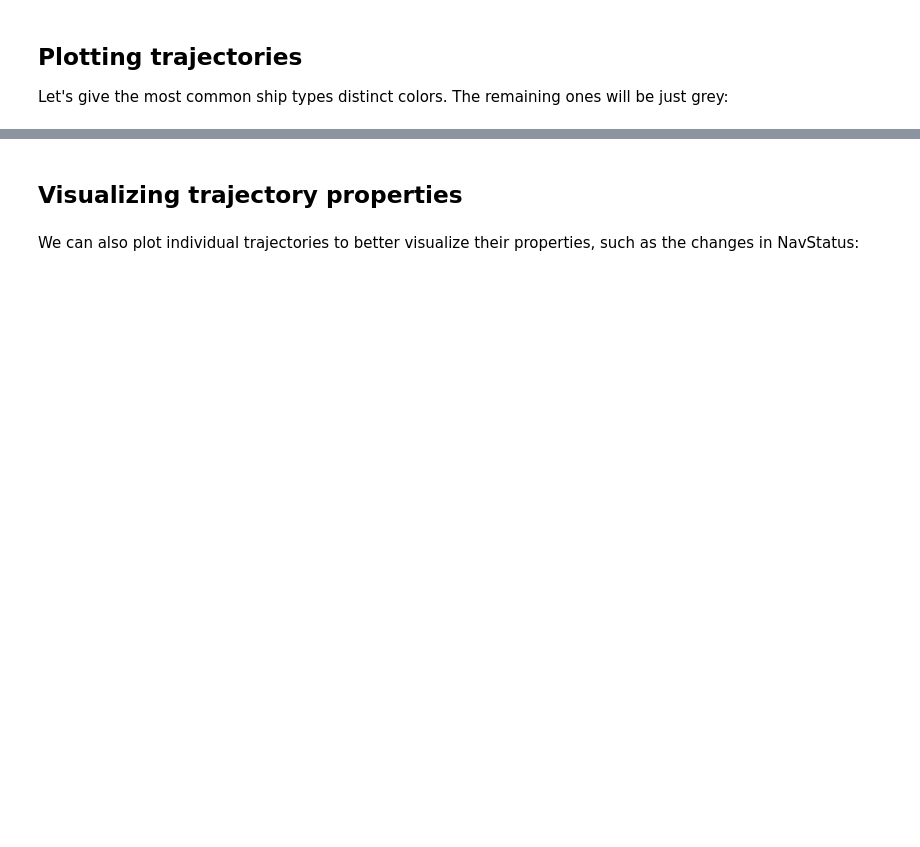
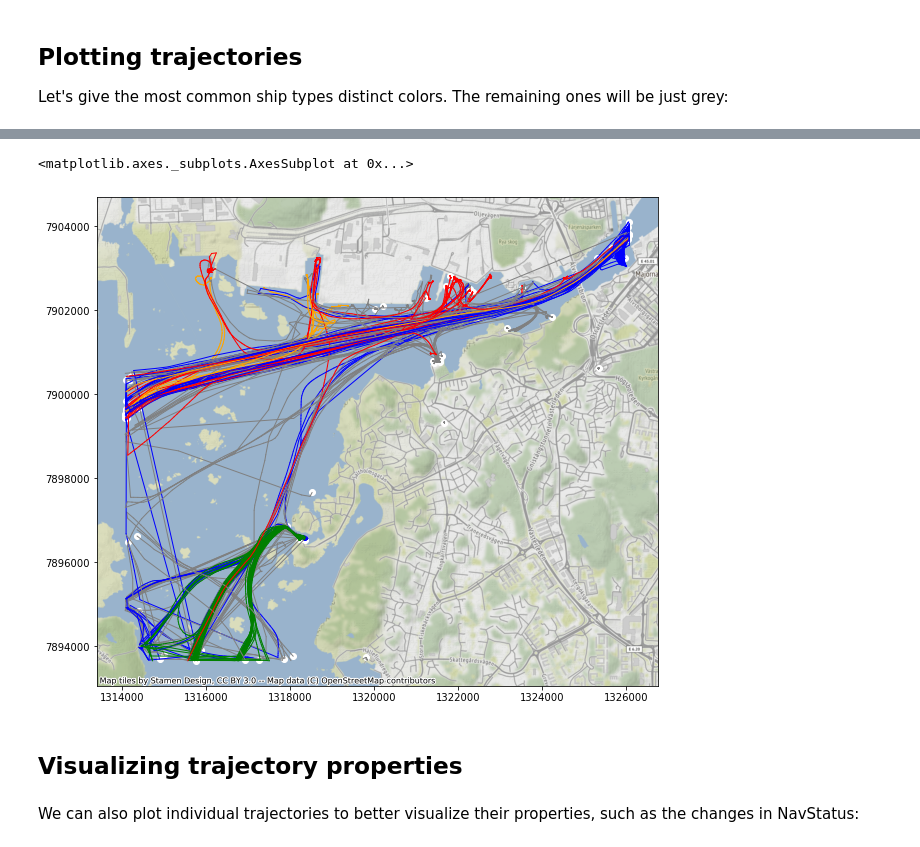
Before and after one commit to movingpandas/movingpandas, a Jupyter notebook: tutorials/1_ship_data_analysis.ipynb, the cells around one changed output, grey strips where cells are left out. Cells and saved outputs as stored; diff of their text form; code cells hidden in the pictures; blank space fills up the shorter version.

```diff
--- a/tutorials/1_ship_data_analysis.ipynb
+++ b/tutorials/1_ship_data_analysis.ipynb
@@ -173,3 +130,9 @@ Wall time: 6.74 s
+# %%
+shiptype_to_color = {'Passenger': 'blue', 'HSC': 'green', 'Tanker': 'red', 'Cargo': 'orange'}
+tm.plot_with_basemap('ShipType', shiptype_to_color, legend=True, figsize=(12,9), linewidth=1, capstyle='round')
+# %% [output]
+<matplotlib.axes._subplots.AxesSubplot at 0x...>
+[figure, added]
 # %% [markdown]
 ## Visualizing trajectory properties
 # %% [markdown]
```
Also changed, not shown: parts of 18 cells of this notebook, 14 other files.
